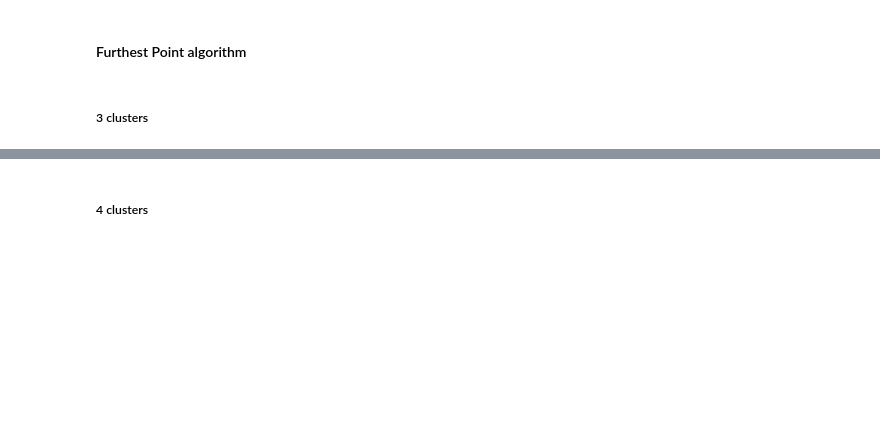
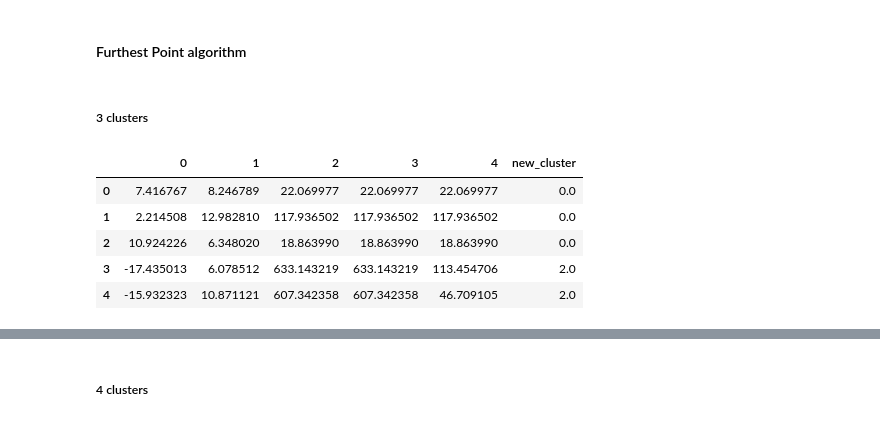
Before and after one commit to kcstauffer21/CS6180_Clustering, a Jupyter notebook: Assignment 1/Assignment1_KCS.ipynb, the cells around one changed output, grey strips where cells are left out. Drawn from its saved outputs; the diff is of its cells as text; code cells hidden in the pictures; blank space fills up the shorter version.

```diff
--- a/Assignment 1/Assignment1_KCS.ipynb
+++ b/Assignment 1/Assignment1_KCS.ipynb
@@ -60,7 +60,7 @@ def calculate_centers(coordinates, K):
     centers[0] = coordinates[np.random.randint(coordinates.shape[0])]
     # calculating distances from first cluster center
     e_distances = euclidean_distance(centers[0], coordinates)
-    temp_dist = np.append(coordinates, e_distances.reshape(600,1), axis=1)
+    temp_dist = np.append(coordinates, e_distances.reshape(coordinates.shape[0],1), axis=1)
 
     for i in range(1, K):
         # starts at 1 because the initial cluster center is in 0
@@ -68,12 +68,12 @@ def calculate_centers(coordinates, K):
         centers[i] = coordinates[np.argmax(e_distances)]
         # pulling the closest distances to the cluster centers
         e_distances = np.minimum(e_distances, euclidean_distance(centers[i], coordinates))
-        temp_dist = np.append(temp_dist, e_distances.reshape(600,1), axis=1)
+        temp_dist = np.append(temp_dist, e_distances.reshape(coordinates.shape[0],1), axis=1)
 
     # calculating clusters
     temp_dist = pd.DataFrame(temp_dist)
     for index, row in temp_dist.iterrows():
-        temp_dist.loc[index, 'new_cluster'] = temp_dist.iloc[index, 2:6].idxmin(axis=0)
+        temp_dist.loc[index, 'new_cluster'] = temp_dist.iloc[index, 2:].idxmin(axis=0)
 
     temp_dist['new_cluster'] = temp_dist['new_cluster'] - 2
 
@@ -92,6 +91,15 @@ cluster_data = calculate_centers(data1[['x', 'y']].values, K=3)
 centers = pd.DataFrame(cluster_data['cluster_centers'])
 # Extracting rest of the data
 data = cluster_data['e_distances']
+# %%
+data.head()
+# %% [output]
+|  | 0 | 1 | 2 | 3 | 4 | new_cluster |
+| 0 | 7.416767 | 8.246789 | 22.069977 | 22.069977 | 22.069977 | 0.0 |
+| 1 | 2.214508 | 12.982810 | 117.936502 | 117.936502 | 117.936502 | 0.0 |
+| 2 | 10.924226 | 6.348020 | 18.863990 | 18.863990 | 18.863990 | 0.0 |
+| 3 | -17.435013 | 6.078512 | 633.143219 | 633.143219 | 113.454706 | 2.0 |
+| 4 | -15.932323 | 10.871121 | 607.342358 | 607.342358 | 46.709105 | 2.0 |
 # %%
 fig = go.Figure()
 for cluster in data.new_cluster.unique():
```
Also changed, not shown: parts of 5 cells of this notebook.
